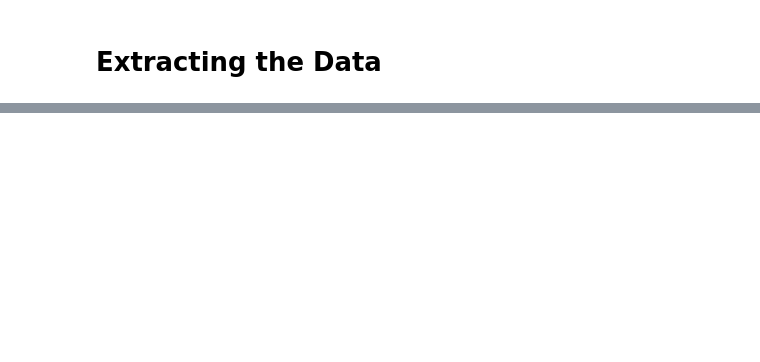
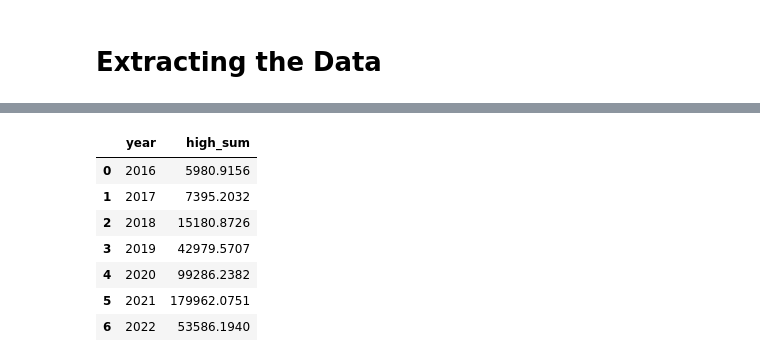
Before and after one commit to RamonMartin1/dock_spark, a Jupyter notebook: Testing/Proof of Concept.ipynb, the cells around one changed output, grey strips where cells are left out. Saved outputs shown, nothing was run; the diff lists cells and outputs as text; code cells hidden in the pictures; blank space fills up the shorter version.

```diff
--- a/Testing/Proof of Concept.ipynb
+++ b/Testing/Proof of Concept.ipynb
@@ -161,0 +164,11 @@ only showing top 5 rows
+# %%
+pd_query
+# %% [output]
+|  | year | high_sum |
+| 0 | 2016 | 5980.9156 |
+| 1 | 2017 | 7395.2032 |
+| 2 | 2018 | 15180.8726 |
+| 3 | 2019 | 42979.5707 |
+| 4 | 2020 | 99286.2382 |
+| 5 | 2021 | 179962.0751 |
+| 6 | 2022 | 53586.1940 |
```
Also changed, not shown: parts of 12 cells of this notebook, 4 other files.
